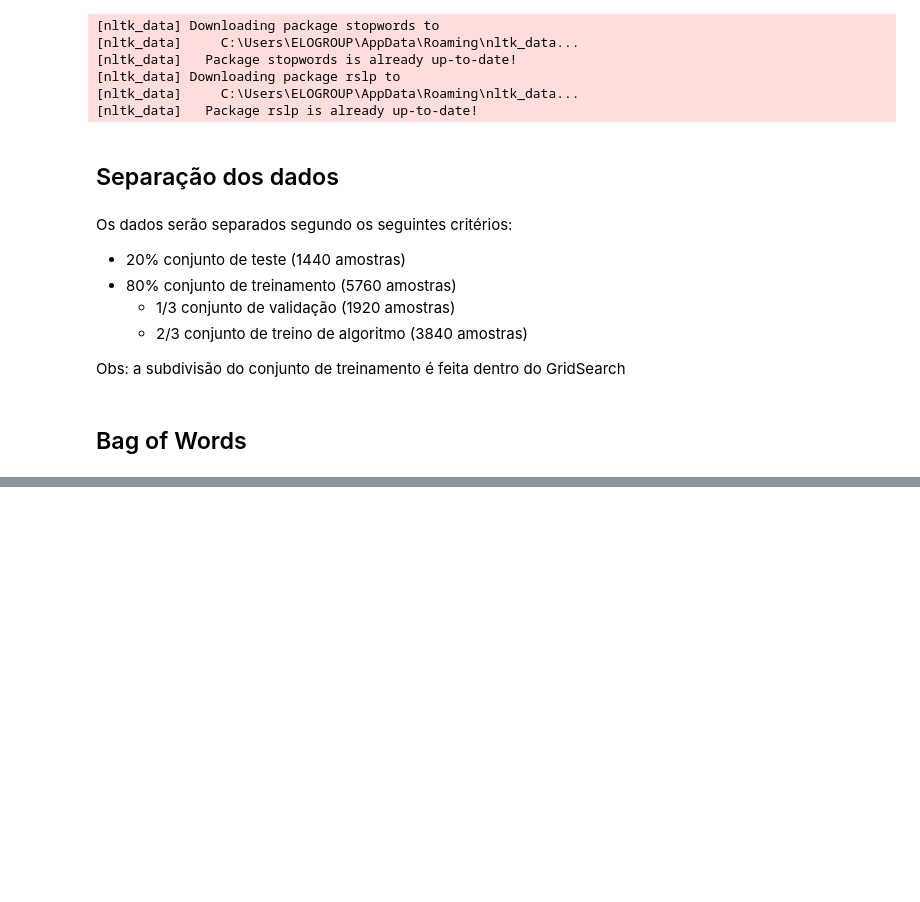
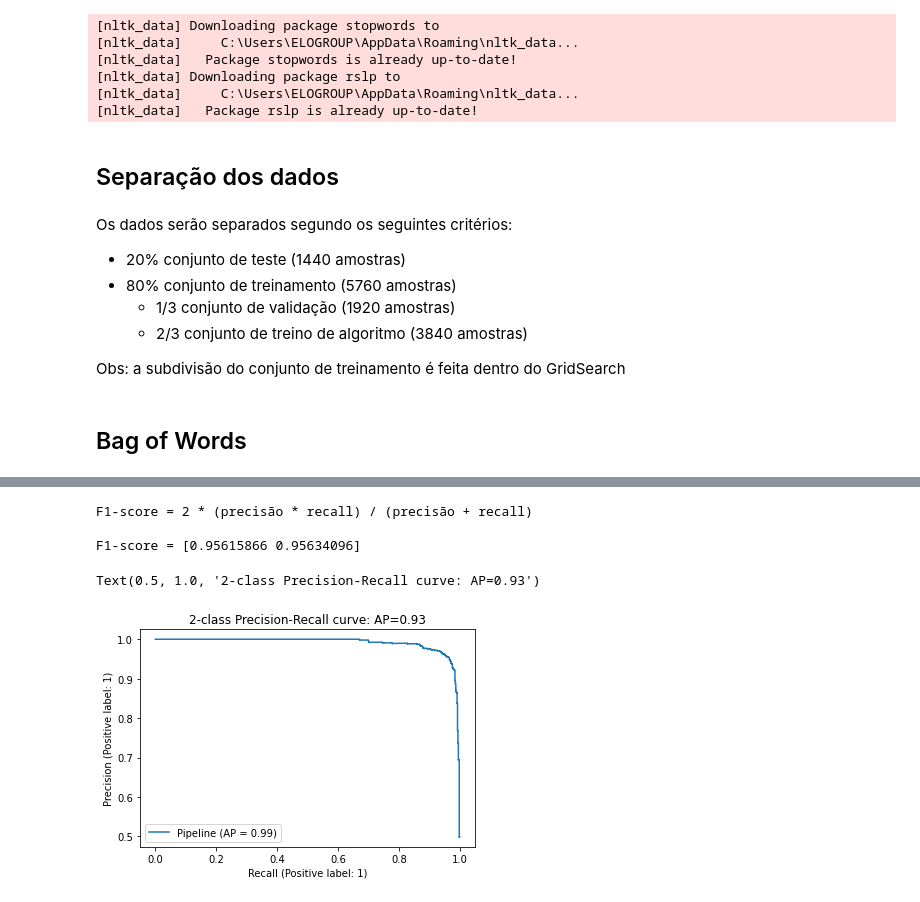
Before and after one commit to danielgs-research/svm-fakenews, a Jupyter notebook: BagOfWords.ipynb, the cells around one changed output, grey strips where cells are left out. Drawn from its saved outputs; the diff is of its cells as text; code cells hidden in the pictures; blank space fills up the shorter version.

```diff
--- a/BagOfWords.ipynb
+++ b/BagOfWords.ipynb
@@ -343,0 +233,9 @@ ValueError: Invalid parameter C for estimator Pipeline(steps=[('Bow', TfidfVecto
+# %%
+param_grid3 = {'SVM__kernel': ['poly'],
+               'SVM__gamma' : [1e0, 1e-1, 1e-2, 1e-3],
+               'SVM__C'     : [2e-1, 2e0, 2e1, 2e2, 2e3, 2e4],
+               'SVM__degree': [5, 6],
+               'SVM__coef0' : [0, 1e1, 1e2]}
+
+Tfid3 = Tfid[0] #BoW
+transform_name3 = transform_name[0] #BoW
@@ -343,0 +355,2 @@ ValueError: Invalid parameter C for estimator Pipeline(steps=[('Bow', TfidfVecto
+# %%
+y_pred = pipeline.predict(X_test)
@@ -343,0 +408,16 @@ ValueError: Invalid parameter C for estimator Pipeline(steps=[('Bow', TfidfVecto
+# %%
+print('\nF1-score = 2 * (precisão * recall) / (precisão + recall)')
+print('\nF1-score = {}\n'.format(f1_score(y_test, y_pred, average=None)))
+# %% [output]
+F1-score = 2 * (precisão * recall) / (precisão + recall)
+
+F1-score = [0.95615866 0.95634096]
+# %%
+average_precision = average_precision_score(y_test, y_pred)
+
+fig = plot_precision_recall_curve(pipeline, X_test, y_test)
+fig.ax_.set_title('2-class Precision-Recall curve: '
+                   'AP={0:0.2f}'.format(average_precision))
+# %% [output]
+Text(0.5, 1.0, '2-class Precision-Recall curve: AP=0.93')
+[figure, added]
```
Also changed, not shown: parts of 79 cells of this notebook, 1 other file.
